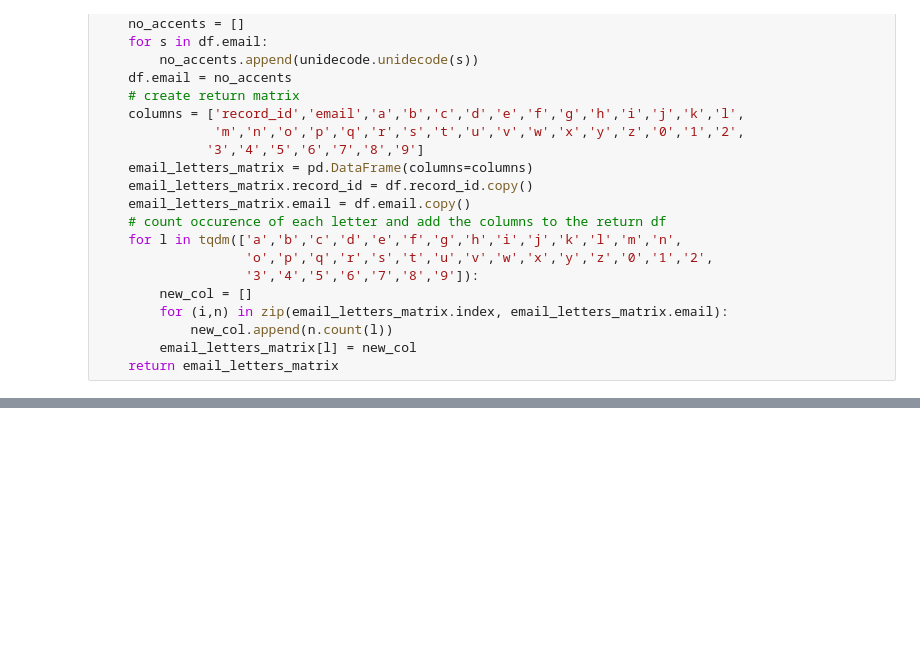
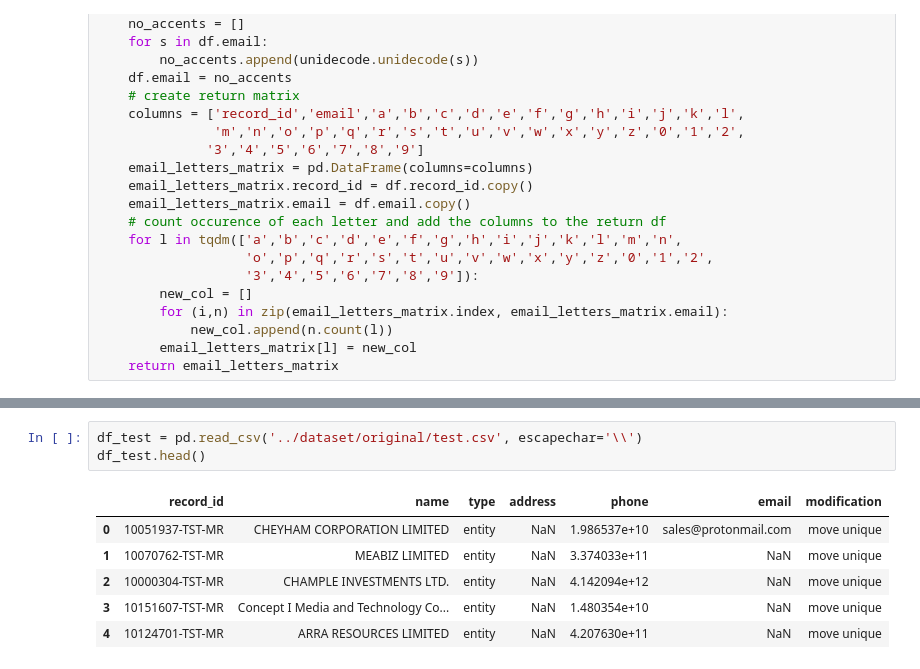
Before and after one commit to teomores/Oracle_HPC_contest, a Jupyter notebook: notebooks/email_matrix.ipynb, the cells around one changed output, grey strips where cells are left out. Saved outputs shown, nothing was run; the diff lists cells and outputs as text; blank space fills up the shorter version.

```diff
--- a/notebooks/email_matrix.ipynb
+++ b/notebooks/email_matrix.ipynb
@@ -84,0 +56,10 @@ def create_email_letters_matrix(df):
+# %%
+df_test = pd.read_csv('../dataset/original/test.csv', escapechar='\\')
+df_test.head()
+# %% [output]
+|  | record_id | name | type | address | phone | email | modification |
+| 0 | 10051937-TST-MR | CHEYHAM CORPORATION LIMITED | entity | NaN | 1.986537e+10 | sales@protonmail.com | move unique |
+| 1 | 10070762-TST-MR | MEABIZ LIMITED | entity | NaN | 3.374033e+11 | NaN | move unique |
+| 2 | 10000304-TST-MR | CHAMPLE INVESTMENTS LTD. | entity | NaN | 4.142094e+12 | NaN | move unique |
+| 3 | 10151607-TST-MR | Concept I Media and Technology Co... | entity | NaN | 1.480354e+10 | NaN | move unique |
+| 4 | 10124701-TST-MR | ARRA RESOURCES LIMITED | entity | NaN | 4.207630e+11 | NaN | move unique |
```
Also changed, not shown: parts of 21 cells of this notebook, 4 other files.
